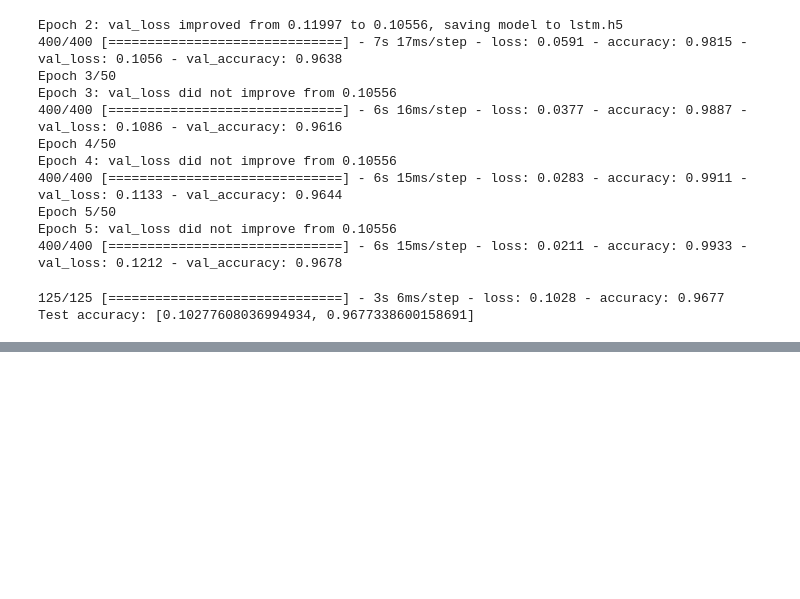
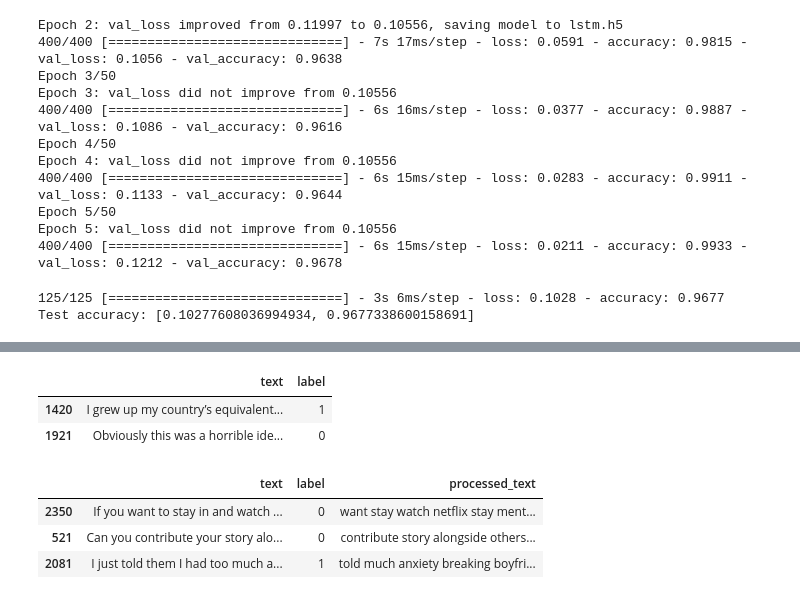
Before and after one commit to Yichen-Z/cis583_project, a Jupyter notebook: emotion_data.ipynb, the cells around one changed output, grey strips where cells are left out. Cells and saved outputs as stored; diff of their text form; code cells hidden in the pictures; blank space fills up the shorter version.

Commit message:
seems like the original stress data and the emotions data are too different?

```diff
--- a/emotion_data.ipynb
+++ b/emotion_data.ipynb
@@ -655,2 +655,3 @@ Test accuracy: [0.10277608036994934, 0.9677338600158691]
 # %%
-og_data = pd.read_csv('data/Stre')
+og_data = pd.read_csv('data/Stress.csv')
+og_data.info()
@@ -656,0 +673,15 @@ og_data = pd.read_csv('data/Stre')
+# %%
+og_data = og_data[['text', 'label']].copy()
+og_data.sample(n=2)
+# %% [output]
+|  | text | label |
+| 1420 | I grew up my country’s equivalent... | 1 |
+| 1921 | Obviously this was a horrible ide... | 0 |
+# %%
+og_data['processed_text'] = og_data['text'].apply(lambda raw: utils.process_text(text_chunk=raw, stopwords=stop_words, lemmatizer_obj=lemmatizer))
+og_data.sample(n=3)
+# %% [output]
+|  | text | label | processed_text |
+| 2350 | If you want to stay in and watch ... | 0 | want stay watch netflix stay ment... |
+| 521 | Can you contribute your story alo... | 0 | contribute story alongside others... |
+| 2081 | I just told them I had too much a... | 1 | told much anxiety breaking boyfri... |
```
Also changed, not shown: parts of 5 cells of this notebook.
